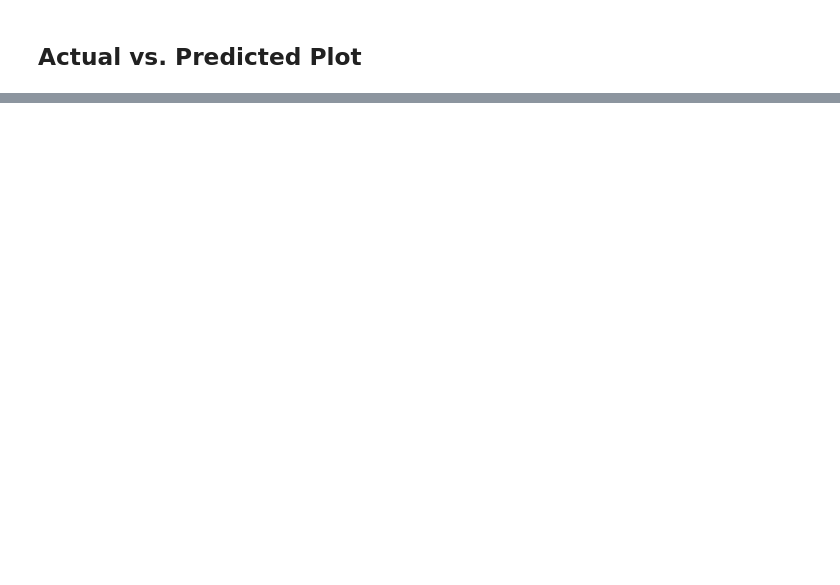
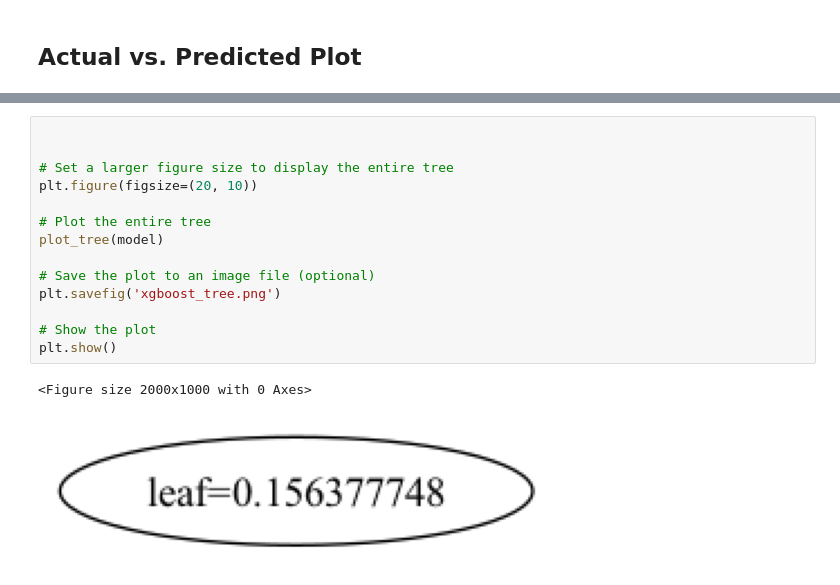
Before and after one commit to kjucaitis/concepttagging, a Jupyter notebook: xgboost.ipynb, the cells around one changed output, grey strips where cells are left out. Cells and saved outputs as stored; diff of their text form; blank space fills up the shorter version.

```diff
--- a/xgboost.ipynb
+++ b/xgboost.ipynb
@@ -109,0 +469,17 @@ plt.show()
+# %%
+
+
+# Set a larger figure size to display the entire tree
+plt.figure(figsize=(20, 10))
+
+# Plot the entire tree
+plot_tree(model)
+
+# Save the plot to an image file (optional)
+plt.savefig('xgboost_tree.png')
+
+# Show the plot
+plt.show()
+# %% [output]
+<Figure size 2000x1000 with 0 Axes>
+[figure, added]
```
Also changed, not shown: parts of 34 cells of this notebook, 18 other files.
